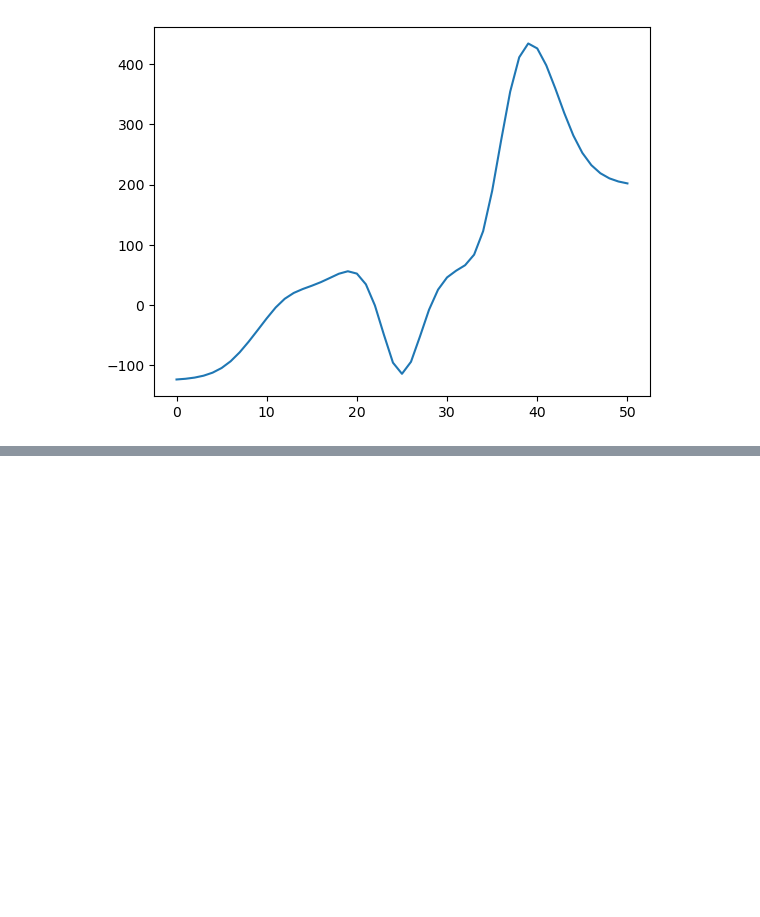
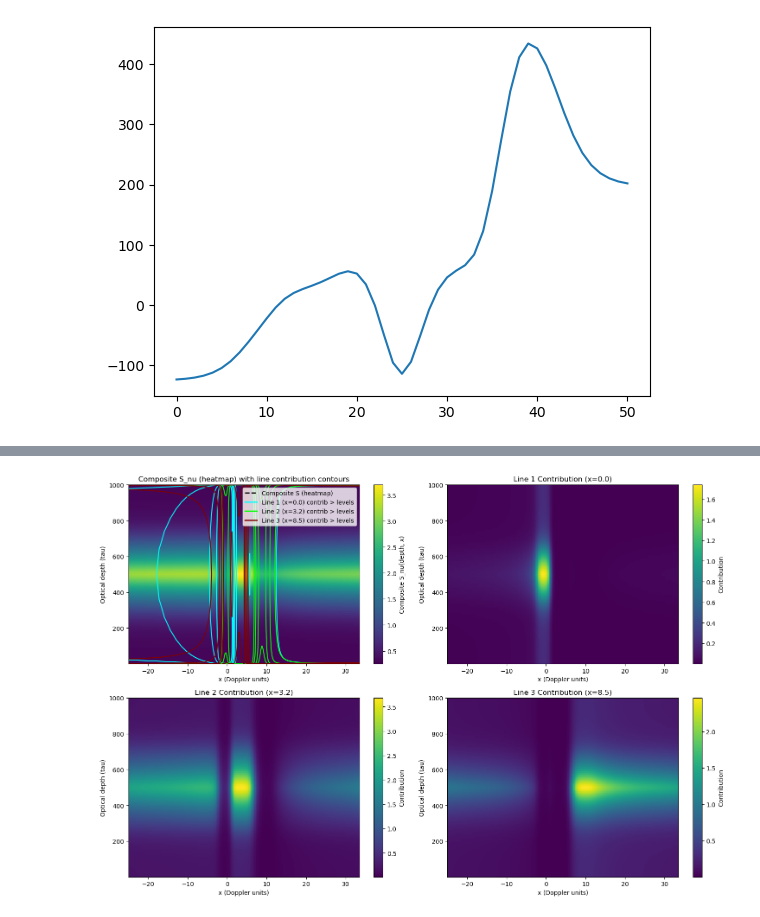
Before and after one commit to ivanzmilic/2lvl_nlte, a Jupyter notebook: slab_experiments/Two_comp.ipynb, the cells around one changed output, grey strips where cells are left out. Saved outputs shown, nothing was run; the diff lists cells and outputs as text; code cells hidden in the pictures; blank space fills up the shorter version.

```diff
--- a/slab_experiments/Two_comp.ipynb
+++ b/slab_experiments/Two_comp.ipynb
@@ -184,0 +434,84 @@ plt.plot(S_composite)
+# %%
+ # Build composite source function grid (depth x frequency)
+S_nu_grid = slab.composite_S(lines)   # shape (ND, Nfreq)
+
+# Compute emergent intensity (formal solution) and store in slab.I
+I_emergent = slab.formal_solution(lines, mu = 1.0, boundary_condition = 1.0)
+# %%
+# Combined plot: Composite S_nu heatmap with contours + subplots for each line's contribution
+import matplotlib.pyplot as plt
+from matplotlib.lines import Line2D
+
+x = slab.x_values
+tau = slab.tau
+B = slab.B
+
+# Ensure per-line normalized profile present
+for line in lines:
+    if not hasattr(line, 'phi_x_global'):
+        # Compute if missing
+        line.compute_phi_x(slab.x_values)
+        if hasattr(slab, 'x_weights') and slab.x_weights.size == slab.x_values.size:
+            norm = np.sum(line.phi_x * slab.x_weights)
+            if norm != 0.0:
+                line.phi_x_global = line.phi_x / norm
+            else:
+                line.phi_x_global = line.phi_x
+        else:
+            line.phi_x_global = line.phi_x
+
+# Precompute denom used in composite S
+denom = np.zeros_like(x)
+for line in lines:
+    denom += line.k * line.phi_x_global
+denom_safe = np.where(denom == 0.0, 1.0, denom)
+
+# Build per-line contribution arrays (depth x frequency)
+contribs = []
+for line in lines:
+    contrib = np.zeros_like(S_nu_grid)
+    for d in range(slab.ND):
+        contrib[d, :] = (line.k * line.phi_x_global * line.S_line[d]) / denom_safe
+    contribs.append(contrib)
+
+# Create figure with subplots: 2x2 grid
+fig = plt.figure(figsize=(15, 10))
+
+# Main plot: composite S heatmap with contours (top-left, spanning if needed)
+ax_main = plt.subplot(2, 2, 1)
+im = ax_main.imshow(S_nu_grid, aspect='auto', origin='lower',
+                    extent=[x[0], x[-1], tau[0], tau[-1]], cmap='viridis')
+cbar = plt.colorbar(im, ax=ax_main, label='Composite S_nu(depth, x)')
+# Choose distinct contour colors for lines
+palette = ['cyan', 'lime', 'maroon', 'magenta', 'yellow', 'orange']
+contour_levels = [0.01, 0.05, 0.1, 0.25, 0.5]  # Fractional contribution levels
+
+# Build explicit legend handles
+legend_handles = []
+for idx, contrib in enumerate(contribs):
+    color = palette[idx % len(palette)]
+    cs = ax_main.contour(x, tau, contrib, levels=contour_levels, colors=color, linewidths=1.5)
+    # Create a proxy line for legend
+    legend_handles.append(Line2D([0], [0], color=color, lw=2, label=f'Line {idx+1} (x={lines[idx].line_center}) contrib > levels'))
+
+ax_main.set_xlabel('x (Doppler units)')
+ax_main.set_ylabel('Optical depth (tau)')
+ax_main.set_title('Composite S_nu (heatmap) with line contribution contours')
+# Add legend
+heatmap_proxy = Line2D([0], [0], color='k', lw=2, linestyle='--', label='Composite S (heatmap)')
+all_handles = [heatmap_proxy] + legend_handles
+ax_main.legend(handles=all_handles, loc='upper right')
+
+# Subplots for each line's contribution (bottom row)
+for idx in range(len(contribs)):
+    ax = plt.subplot(2, 2, idx + 2)  # 2,3,4
+    im = ax.imshow(contribs[idx], aspect='auto', origin='lower', extent=[x[0], x[-1], tau[0], tau[-1]], cmap='viridis')
+    ax.set_title(f'Line {idx+1} Contribution (x={lines[idx].line_center})')
+    ax.set_xlabel('x (Doppler units)')
+    ax.set_ylabel('Optical depth (tau)')
+    plt.colorbar(im, ax=ax, label='Contribution')
+
+plt.tight_layout()
+plt.show()
+# %% [output]
+[figure, added]
```
Also changed, not shown: parts of 9 cells of this notebook.
